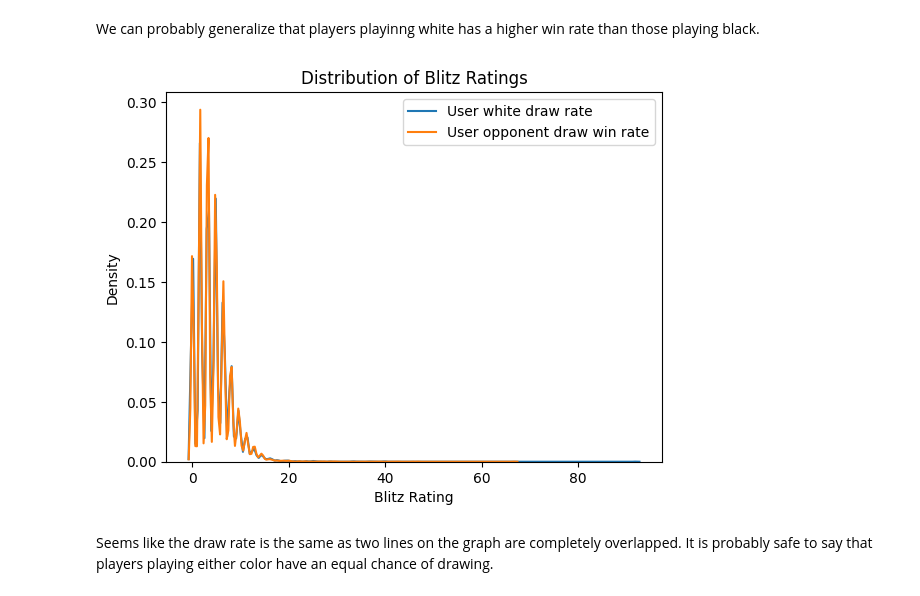
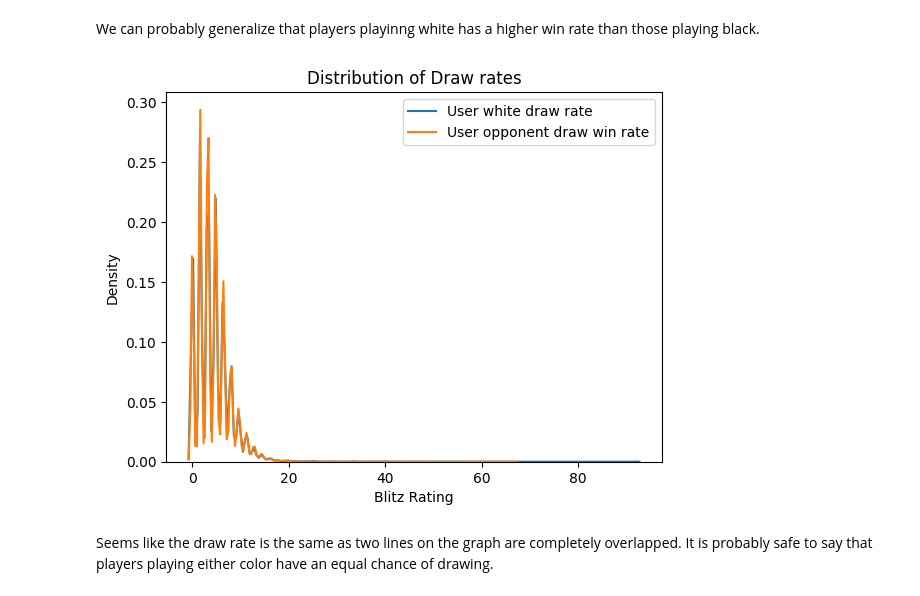
Before and after one commit to KaiSolter/cs506_final_project, a Jupyter notebook: final_report/final.ipynb, the cells around one changed output. Saved outputs shown, nothing was run; the diff lists cells and outputs as text; code cells hidden in the pictures.

```diff
--- a/final_report/final.ipynb
+++ b/final_report/final.ipynb
@@ -231,16 +231,16 @@ We can probably generalize that players playinng white has a higher win rate tha
 # %%
 sns.kdeplot(df['user_white_draw_rate'], label='User white draw rate', bw_adjust=0.5)
 sns.kdeplot(df['op_black_draw_rate'], label='User opponent draw win rate', bw_adjust=0.5)
 
 
 # Set the title and labels
-plt.title('Distribution of Blitz Ratings')
+plt.title('Distribution of Draw rates')
 plt.xlabel('Blitz Rating')
 plt.ylabel('Density')
 plt.legend()  # Show legend to differentiate each line
 plt.show()
 # %% [output]
-[figure, old version]
+[figure, new version]
 # %% [markdown]
 Seems like the draw rate is the same as two lines on the graph are completely overlapped. It is probably safe to say that players playing either color have an equal chance of drawing.
 # %%
```
Also changed, not shown: parts of 1 cell of this notebook.
